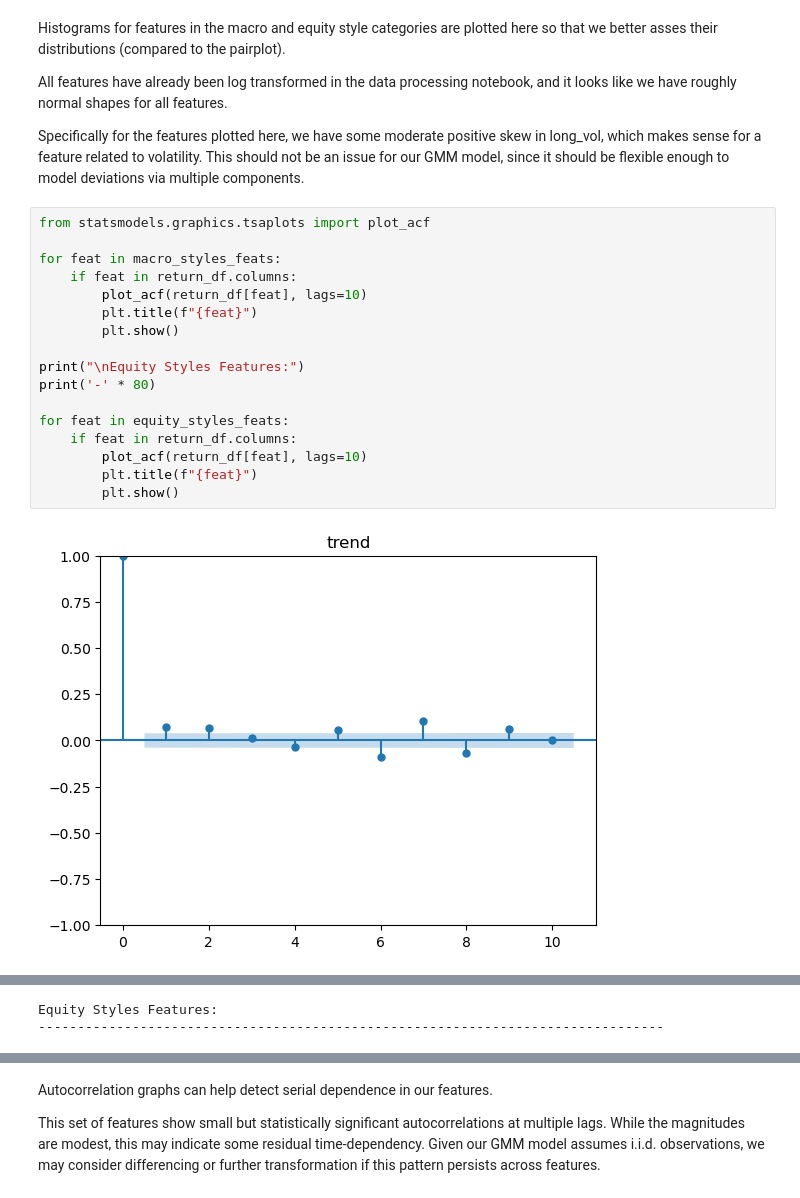
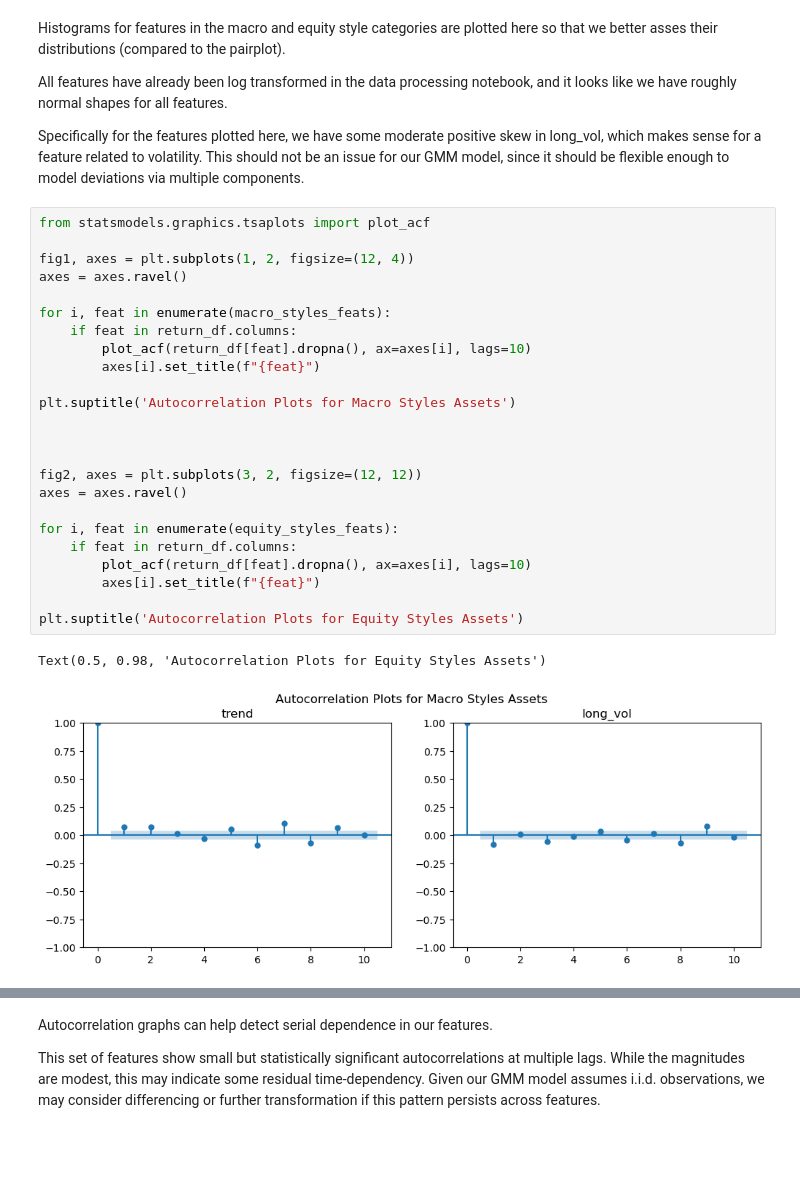
Before and after one commit to jennycpark-ucb/mids-w207-foursigma, a Jupyter notebook: data/eda_jenny.ipynb, the cells around one changed output, grey strips where cells are left out. Drawn from its saved outputs; the diff is of its cells as text; blank space fills up the shorter version.

```diff
--- a/data/eda_jenny.ipynb
+++ b/data/eda_jenny.ipynb
@@ -139,19 +142,27 @@ Specifically for the features plotted here, we have some moderate positive skew
 # %%
 from statsmodels.graphics.tsaplots import plot_acf
 
-for feat in macro_styles_feats:
+fig1, axes = plt.subplots(1, 2, figsize=(12, 4))
+axes = axes.ravel()
+
+for i, feat in enumerate(macro_styles_feats):
     if feat in return_df.columns:
-        plot_acf(return_df[feat], lags=10)
-        plt.title(f"{feat}")
-        plt.show()
+        plot_acf(return_df[feat].dropna(), ax=axes[i], lags=10)
+        axes[i].set_title(f"{feat}")
 
-print("\nEquity Styles Features:")
-print('-' * 80)
+plt.suptitle('Autocorrelation Plots for Macro Styles Assets')
 
-for feat in equity_styles_feats:
+
+
+fig2, axes = plt.subplots(3, 2, figsize=(12, 12))
+axes = axes.ravel()
+
+for i, feat in enumerate(equity_styles_feats):
     if feat in return_df.columns:
-        plot_acf(return_df[feat], lags=10)
-        plt.title(f"{feat}")
-        plt.show()
+        plot_acf(return_df[feat].dropna(), ax=axes[i], lags=10)
+        axes[i].set_title(f"{feat}")
+
+plt.suptitle('Autocorrelation Plots for Equity Styles Assets')
 # %% [output]
+Text(0.5, 0.98, 'Autocorrelation Plots for Equity Styles Assets')
-[figure, old version]
+[figure, new version]
@@ -159,2 +169,0 @@ for feat in equity_styles_feats:
-Equity Styles Features:
---------------------------------------------------------------------------------
```
Also changed, not shown: parts of 5 cells of this notebook.
